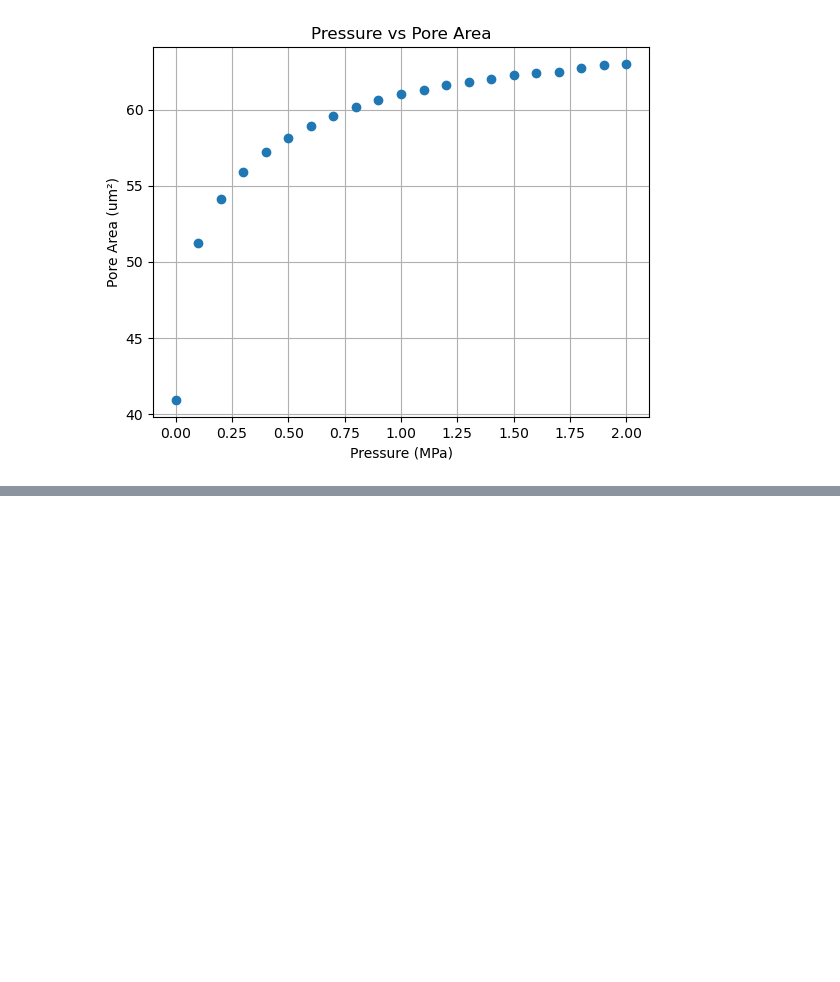
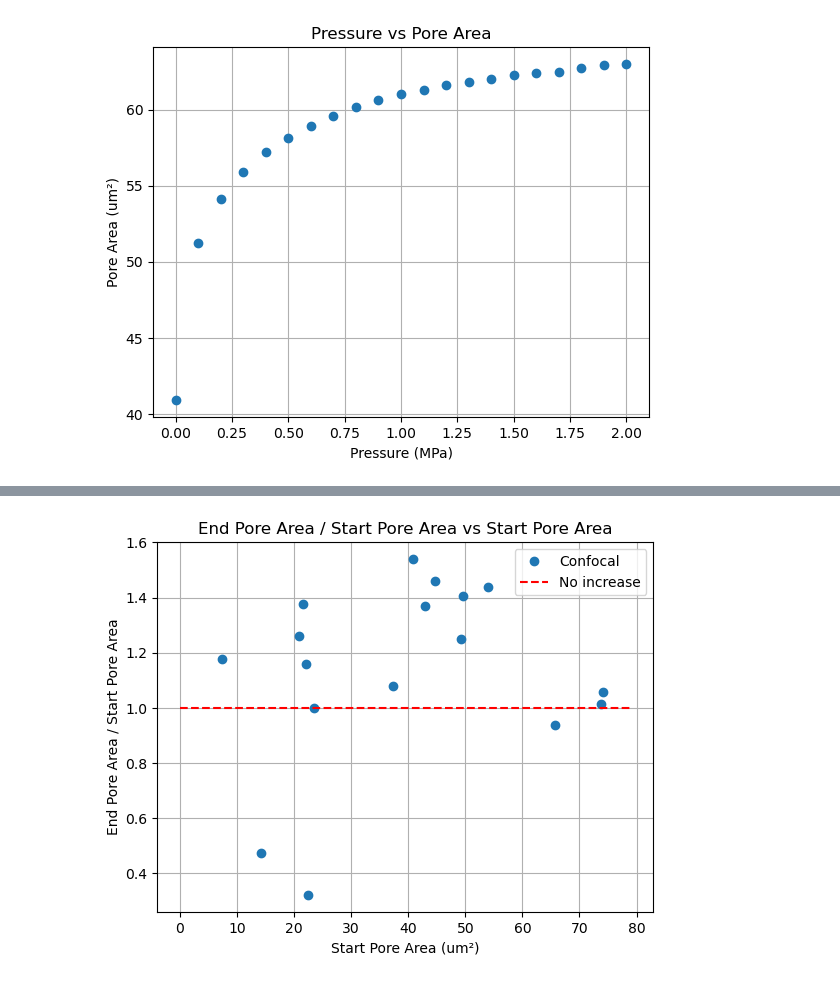
Before and after one commit to mtomtom/onion-stomatal-geometry, a Jupyter notebook: output/results.ipynb, the cells around one changed output, grey strips where cells are left out. Saved outputs shown, nothing was run; the diff lists cells and outputs as text; code cells hidden in the pictures; blank space fills up the shorter version.

```diff
--- a/output/results.ipynb
+++ b/output/results.ipynb
@@ -1123,0 +1124,17 @@ plt.show()
+# %%
+## Let's just plot the confocal data
+
+line_of_0_x = np.arange(0,80)
+line_of_0_y = np.ones(len(line_of_0_x))
+
+plt.plot(confocal_start_area, con_change, 'o', label="Confocal")
+plt.plot(line_of_0_x, line_of_0_y, 'r--', label='No increase')  # Horizontal line at y=1
+plt.xlabel('Start Pore Area (um²)')
+plt.ylabel('End Pore Area / Start Pore Area')
+plt.title('End Pore Area / Start Pore Area vs Start Pore Area')
+plt.legend()
+plt.grid(True)
+plt.savefig("end_pore_area_vs_start_pore_area_confocal.png", dpi=300)
+plt.show()
+# %% [output]
+[figure, added]
```
Also changed, not shown: parts of 2 cells of this notebook.
